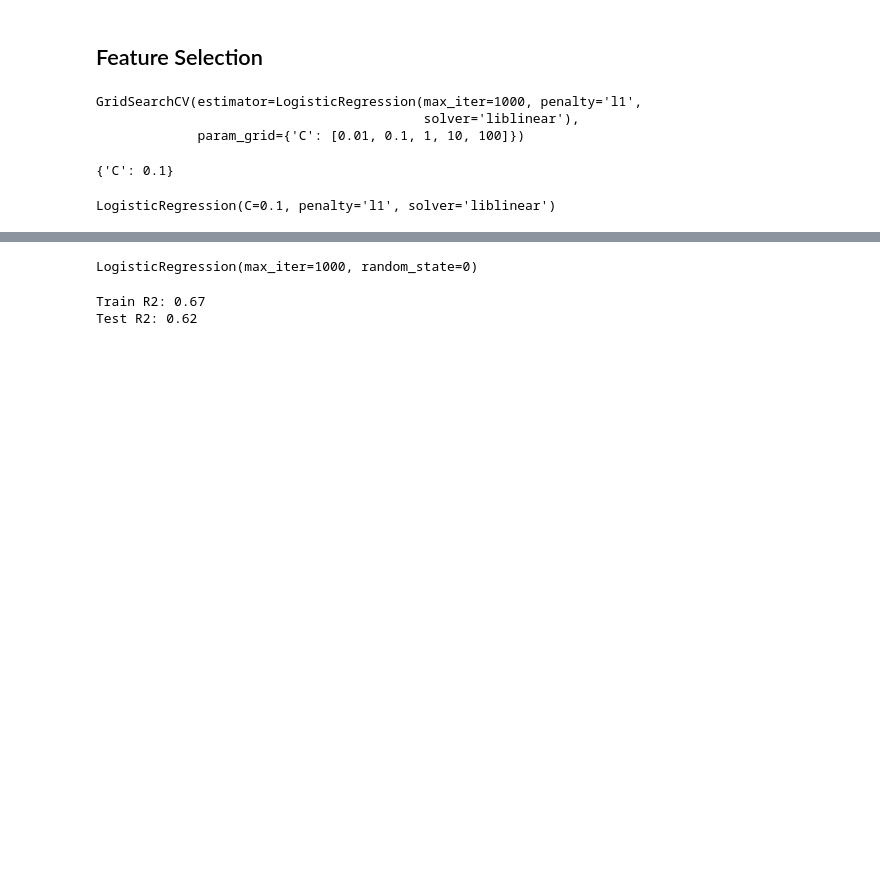
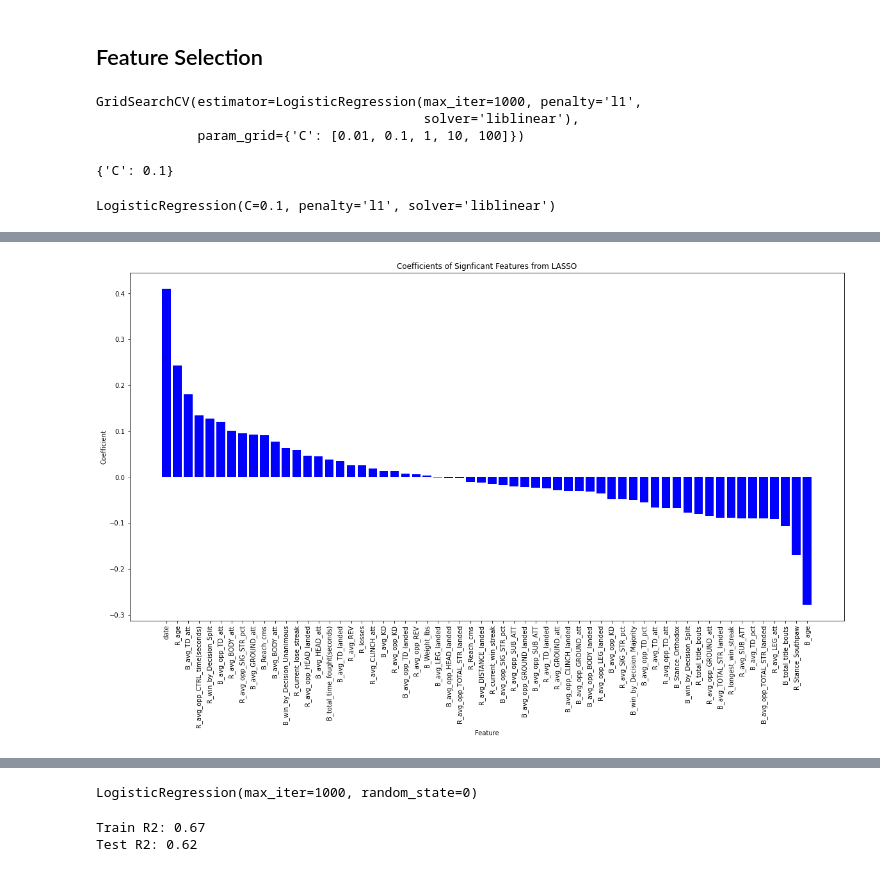
Before and after one commit to rhit-walkowae/ufcPredictionProject, a Jupyter notebook: LogisticRegressionBrainstorming.ipynb, the cells around one changed output, grey strips where cells are left out. Cells and saved outputs as stored; diff of their text form; code cells hidden in the pictures; blank space fills up the shorter version.

```diff
--- a/LogisticRegressionBrainstorming.ipynb
+++ b/LogisticRegressionBrainstorming.ipynb
@@ -225,2 +233,15 @@ dtype: object
+# %%
+# plot coefficients
+import matplotlib.pyplot as plt
+
+plt.figure(figsize=(20, 10))
+plt.bar('features', 'coefficient', data = coef_df, color = "blue")
+plt.xlabel("Feature")
+plt.xticks(rotation = 90)
+plt.ylabel("Coefficient")
+plt.title("Coefficients of Signficant Features from LASSO")
+plt.show()
+# %% [output]
+[figure, added]
 # %%
 # removing insifnificant features from X
```
Also changed, not shown: parts of 5 cells of this notebook, 1 other file.
